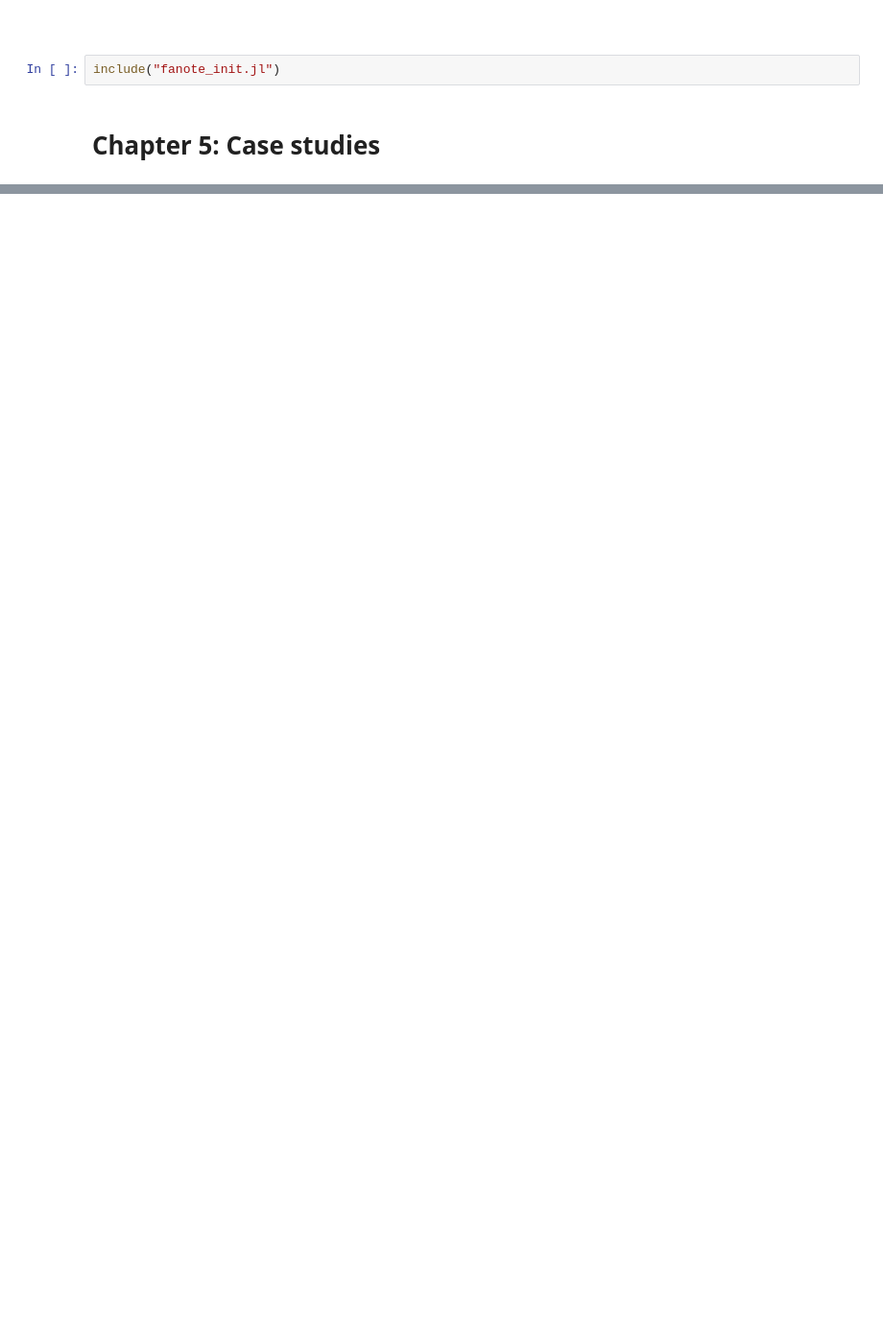
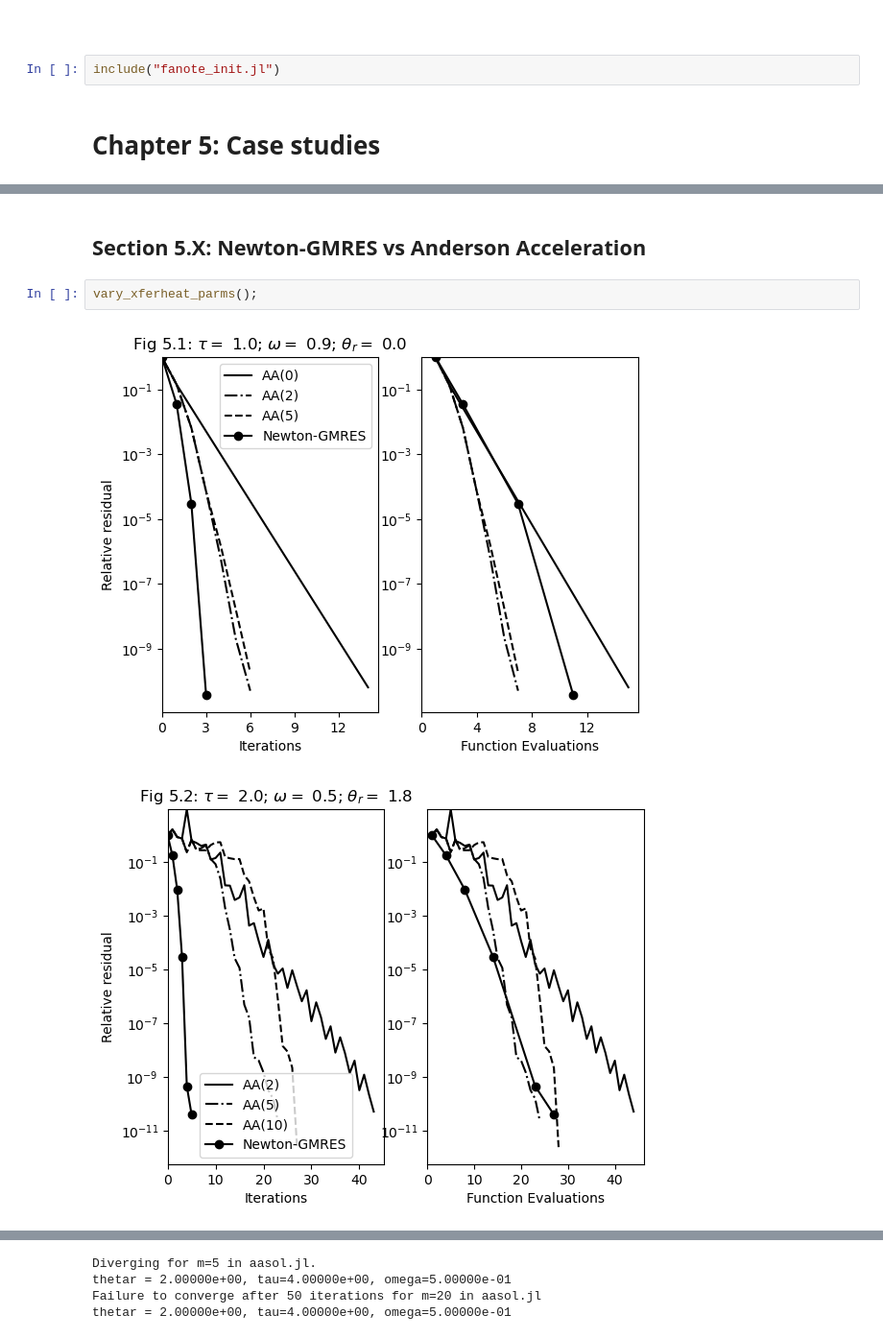
Before and after one commit to ctkelley/NotebookSIAMFANL, a Jupyter notebook: SIAMFANLCh5.ipynb, the cells around one changed output, grey strips where cells are left out. Shown at 96% size. Drawn from its saved outputs; the diff is of its cells as text; blank space fills up the shorter version.

```diff
--- a/SIAMFANLCh5.ipynb
+++ b/SIAMFANLCh5.ipynb
@@ -39,0 +42,7 @@ include("fanote_init.jl")
+# %% [markdown]
+## Section 5.X: Newton-GMRES vs Anderson Acceleration
+# %%
+vary_xferheat_parms();
+# %% [output]
+[figure, added]
+[figure, added]
@@ -39,0 +50,4 @@ include("fanote_init.jl")
+Diverging for m=5 in aasol.jl.
+thetar = 2.00000e+00, tau=4.00000e+00, omega=5.00000e-01
+Failure to converge after 50 iterations for m=20 in aasol.jl
+thetar = 2.00000e+00, tau=4.00000e+00, omega=5.00000e-01
```
Also changed, not shown: parts of 2 cells of this notebook, 4 other files.
